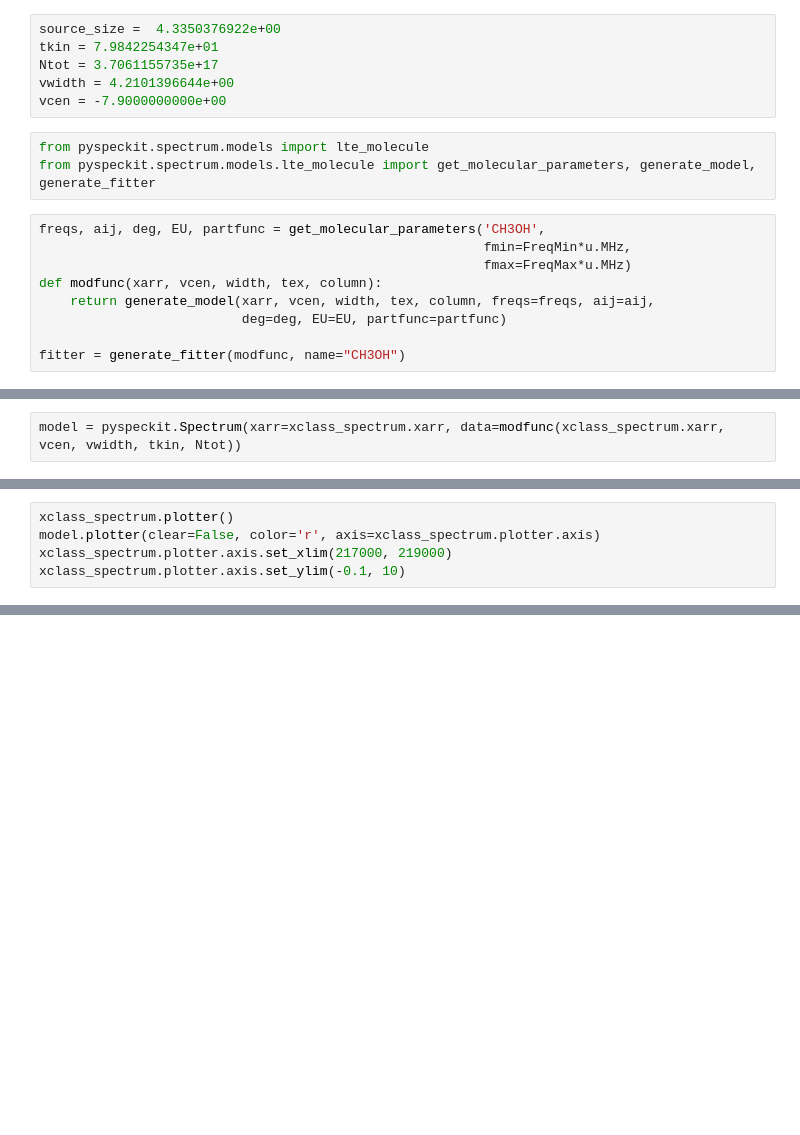
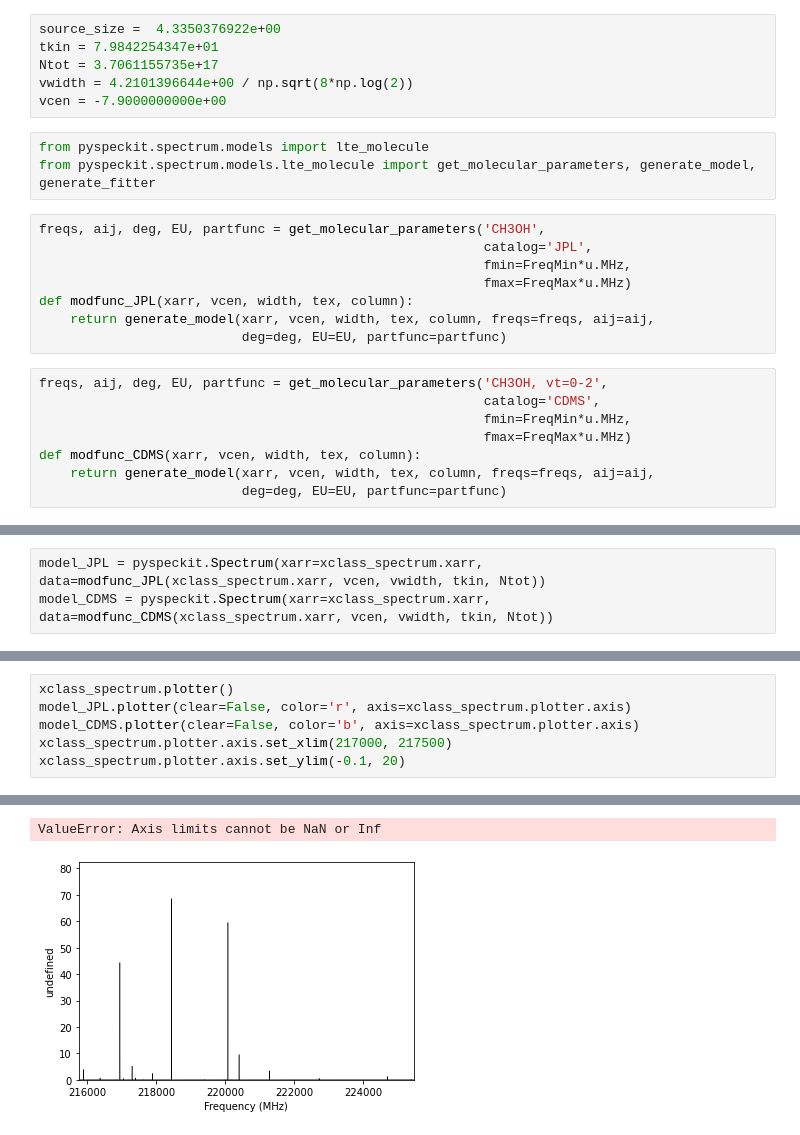
Before and after one commit to pyspeckit/pyspeckit-tests, a Jupyter notebook: xclass-benchmark/XCLASS_Benchmark_CH3OH.ipynb, the cells around one changed output, grey strips where cells are left out. Cells and saved outputs as stored; diff of their text form; blank space fills up the shorter version.

```diff
--- a/xclass-benchmark/XCLASS_Benchmark_CH3OH.ipynb
+++ b/xclass-benchmark/XCLASS_Benchmark_CH3OH.ipynb
@@ -31,17 +45,24 @@ xclass_spectrum.plotter()
 source_size =  4.3350376922e+00
 tkin = 7.9842254347e+01
 Ntot = 3.7061155735e+17
-vwidth = 4.2101396644e+00
+vwidth = 4.2101396644e+00 / np.sqrt(8*np.log(2))
 vcen = -7.9000000000e+00
 # %%
 from pyspeckit.spectrum.models import lte_molecule
 from pyspeckit.spectrum.models.lte_molecule import get_molecular_parameters, generate_model, generate_fitter
 # %%
 freqs, aij, deg, EU, partfunc = get_molecular_parameters('CH3OH',
+                                                         catalog='JPL',
                                                          fmin=FreqMin*u.MHz,
                                                          fmax=FreqMax*u.MHz)
-def modfunc(xarr, vcen, width, tex, column):
+def modfunc_JPL(xarr, vcen, width, tex, column):
     return generate_model(xarr, vcen, width, tex, column, freqs=freqs, aij=aij,
                           deg=deg, EU=EU, partfunc=partfunc)
-
-fitter = generate_fitter(modfunc, name="CH3OH")
+# %%
+freqs, aij, deg, EU, partfunc = get_molecular_parameters('CH3OH, vt=0-2',
+                                                         catalog='CDMS',
+                                                         fmin=FreqMin*u.MHz,
+                                                         fmax=FreqMax*u.MHz)
+def modfunc_CDMS(xarr, vcen, width, tex, column):
+    return generate_model(xarr, vcen, width, tex, column, freqs=freqs, aij=aij,
+                          deg=deg, EU=EU, partfunc=partfunc)
@@ -48,2 +71,3 @@ fitter = generate_fitter(modfunc, name="CH3OH")
 # %%
-model = pyspeckit.Spectrum(xarr=xclass_spectrum.xarr, data=modfunc(xclass_spectrum.xarr, vcen, vwidth, tkin, Ntot))
+model_JPL = pyspeckit.Spectrum(xarr=xclass_spectrum.xarr, data=modfunc_JPL(xclass_spectrum.xarr, vcen, vwidth, tkin, Ntot))
+model_CDMS = pyspeckit.Spectrum(xarr=xclass_spectrum.xarr, data=modfunc_CDMS(xclass_spectrum.xarr, vcen, vwidth, tkin, Ntot))
@@ -50,5 +77,7 @@ model = pyspeckit.Spectrum(xarr=xclass_spectrum.xarr, data=modfunc(xclass_spectr
 # %%
 xclass_spectrum.plotter()
-model.plotter(clear=False, color='r', axis=xclass_spectrum.plotter.axis)
-xclass_spectrum.plotter.axis.set_xlim(217000, 219000)
-xclass_spectrum.plotter.axis.set_ylim(-0.1, 10)
+model_JPL.plotter(clear=False, color='r', axis=xclass_spectrum.plotter.axis)
+model_CDMS.plotter(clear=False, color='b', axis=xclass_spectrum.plotter.axis)
+xclass_spectrum.plotter.axis.set_xlim(217000, 217500)
+xclass_spectrum.plotter.axis.set_ylim(-0.1, 20)
+# %% [output]
@@ -54,0 +94,2 @@ xclass_spectrum.plotter.axis.set_ylim(-0.1, 10)
+ValueError: Axis limits cannot be NaN or Inf
+[figure, added]
```
Also changed, not shown: parts of 7 cells of this notebook, 2 other files.
